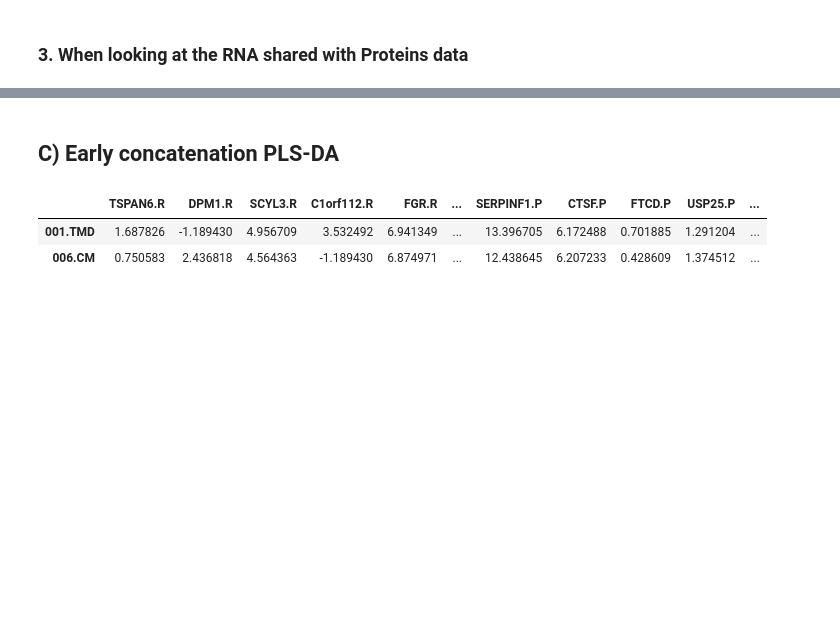
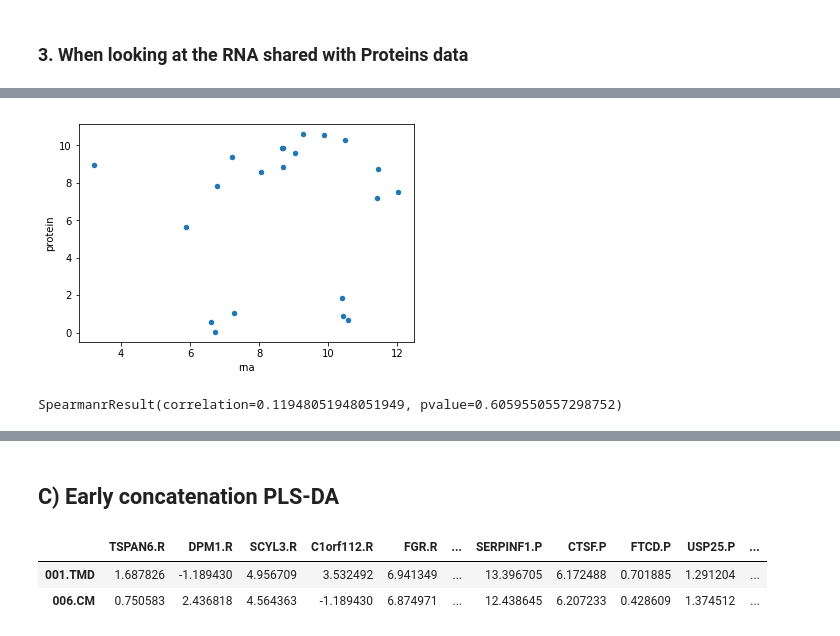
Before and after one commit to krassowski/meningitis-integration, a Jupyter notebook: analyses/integration/O(2)PLS.ipynb, the cells around one changed output, grey strips where cells are left out. Drawn from its saved outputs; the diff is of its cells as text; code cells hidden in the pictures; blank space fills up the shorter version.

```diff
--- a/analyses/integration/O(2)PLS.ipynb
+++ b/analyses/integration/O(2)PLS.ipynb
@@ -466,0 +611,11 @@ cv_res
+# %%
+df = pd.concat([rna[cm_and_tmd].loc['FCGR2A'], protein[cm_and_tmd].loc['FCGR2A']], axis=1)
+df.columns = ['rna', 'protein']
+df['meningitis'] = meningitis
+df.plot.scatter(x='rna', y='protein');
+# %% [output]
+[figure, added]
+# %%
+spearmanr(df.rna, df.protein)
+# %% [output]
+SpearmanrResult(correlation=0.11948051948051949, pvalue=0.6059550557298752)
```
Also changed, not shown: parts of 21 cells of this notebook, 1 other file.
